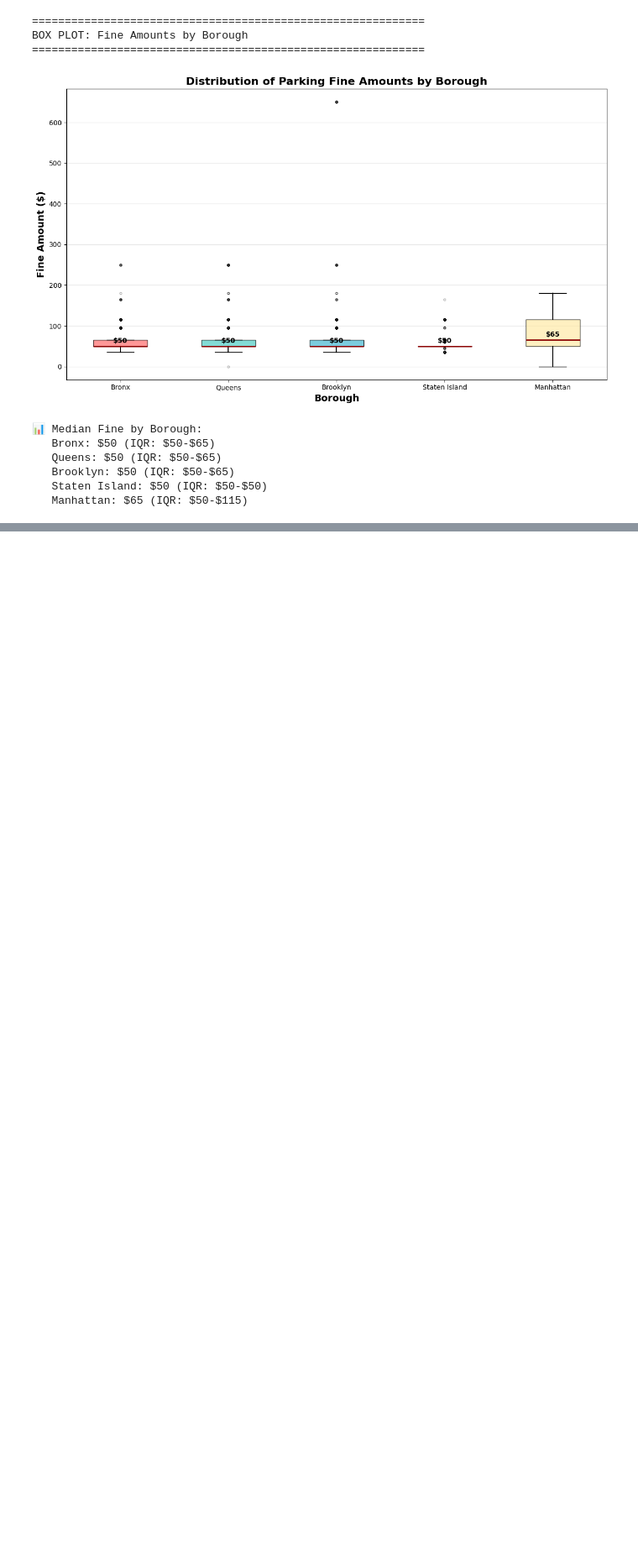
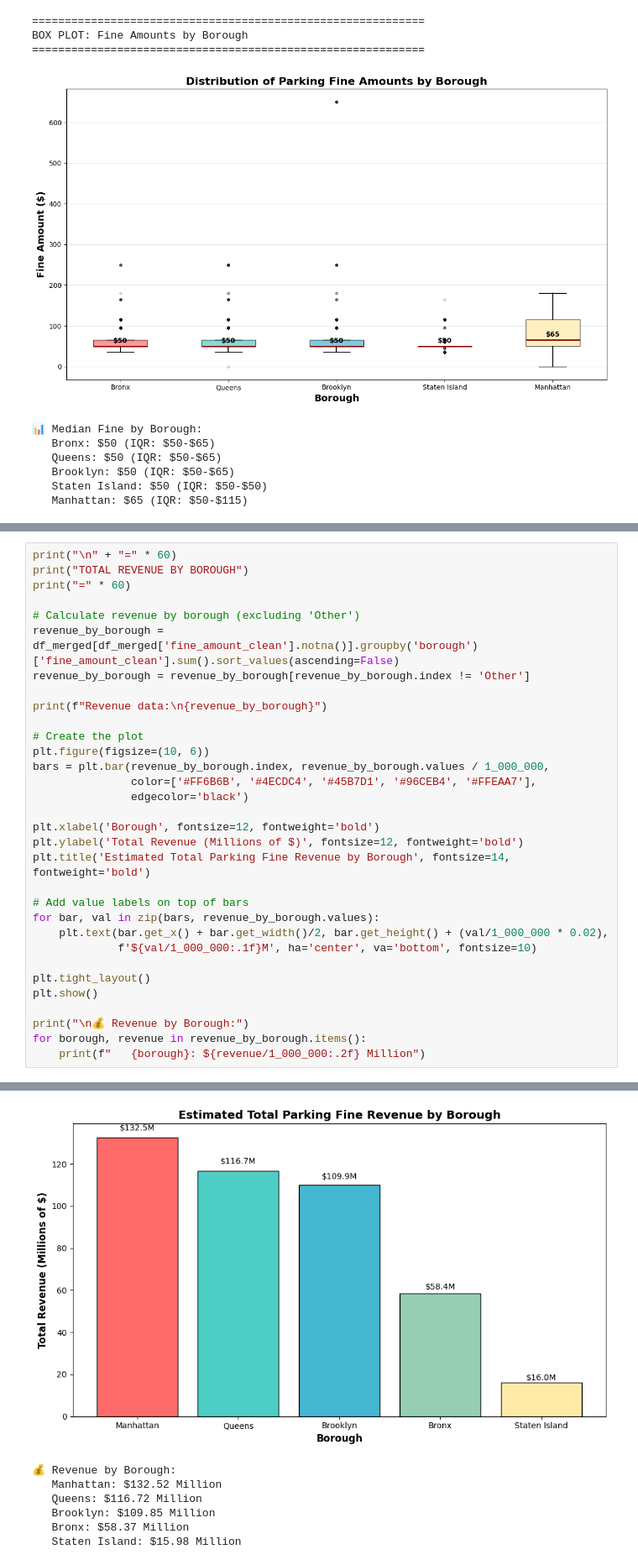
Before and after one commit to JaysonC41/capstonetest, a Jupyter notebook: notebooks/nyc_parking_insights.ipynb, the cells around one changed output, grey strips where cells are left out. Shown at 84% size. Saved outputs shown, nothing was run; the diff lists cells and outputs as text; blank space fills up the shorter version.

```diff
--- a/notebooks/nyc_parking_insights.ipynb
+++ b/notebooks/nyc_parking_insights.ipynb
@@ -1575,0 +1705,33 @@ BOX PLOT: Fine Amounts by Borough
+# %%
+print("\n" + "=" * 60)
+print("TOTAL REVENUE BY BOROUGH")
+print("=" * 60)
+
+# Calculate revenue by borough (excluding 'Other')
+revenue_by_borough = df_merged[df_merged['fine_amount_clean'].notna()].groupby('borough')['fine_amount_clean'].sum().sort_values(ascending=False)
+revenue_by_borough = revenue_by_borough[revenue_by_borough.index != 'Other']
+
+print(f"Revenue data:\n{revenue_by_borough}")
+
+# Create the plot
+plt.figure(figsize=(10, 6))
+bars = plt.bar(revenue_by_borough.index, revenue_by_borough.values / 1_000_000,
+               color=['#FF6B6B', '#4ECDC4', '#45B7D1', '#96CEB4', '#FFEAA7'],
+               edgecolor='black')
+
+plt.xlabel('Borough', fontsize=12, fontweight='bold')
+plt.ylabel('Total Revenue (Millions of $)', fontsize=12, fontweight='bold')
+plt.title('Estimated Total Parking Fine Revenue by Borough', fontsize=14, fontweight='bold')
+
+# Add value labels on top of bars
+for bar, val in zip(bars, revenue_by_borough.values):
+    plt.text(bar.get_x() + bar.get_width()/2, bar.get_height() + (val/1_000_000 * 0.02),
+             f'${val/1_000_000:.1f}M', ha='center', va='bottom', fontsize=10)
+
+plt.tight_layout()
+plt.show()
+
+print("\n💰 Revenue by Borough:")
+for borough, revenue in revenue_by_borough.items():
+    print(f"   {borough}: ${revenue/1_000_000:.2f} Million")
+# %% [output]
@@ -1575,0 +1749,7 @@ BOX PLOT: Fine Amounts by Borough
+[figure, added]
+💰 Revenue by Borough:
+   Manhattan: $132.52 Million
+   Queens: $116.72 Million
+   Brooklyn: $109.85 Million
+   Bronx: $58.37 Million
+   Staten Island: $15.98 Million
```
Also changed, not shown: parts of 6 cells of this notebook, 3 other files.
